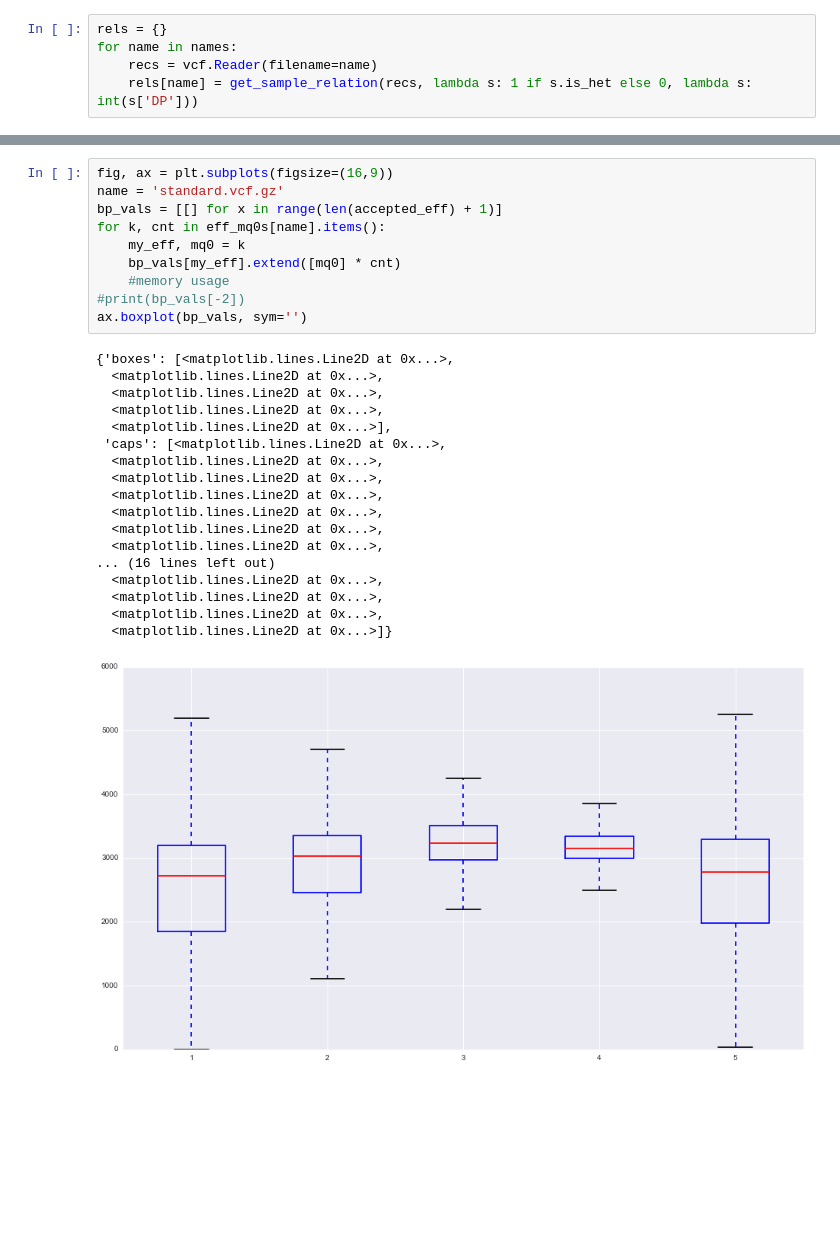
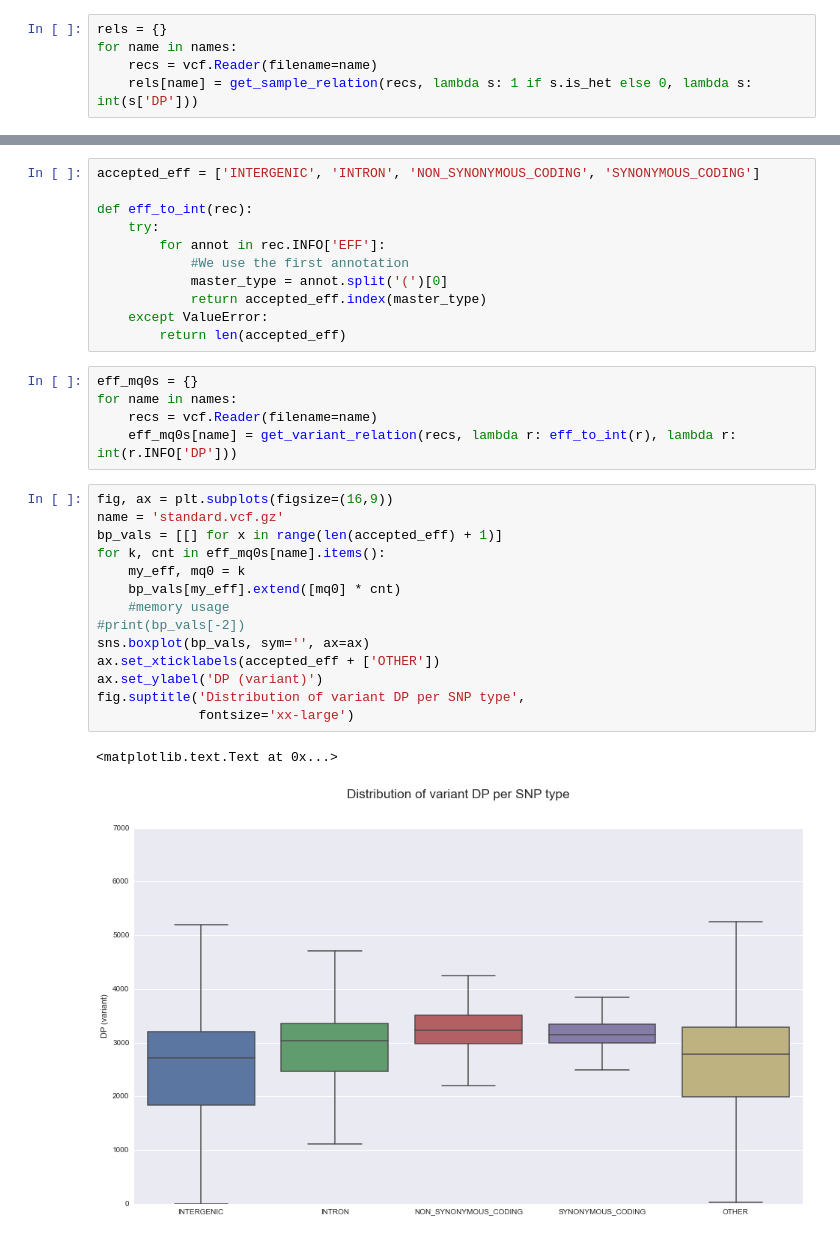
Before and after one commit to tiagoantao/bioinf-python, a Jupyter notebook: notebooks/01_NGS/Filtering_SNPs.ipynb, the cells around one changed output, grey strips where cells are left out. Cells and saved outputs as stored; diff of their text form; blank space fills up the shorter version.

```diff
--- a/notebooks/01_NGS/Filtering_SNPs.ipynb
+++ b/notebooks/01_NGS/Filtering_SNPs.ipynb
@@ -204,29 +186,33 @@ for name in names:
+# %%
+accepted_eff = ['INTERGENIC', 'INTRON', 'NON_SYNONYMOUS_CODING', 'SYNONYMOUS_CODING']
+
+def eff_to_int(rec):
+    try:
+        for annot in rec.INFO['EFF']:
+            #We use the first annotation
+            master_type = annot.split('(')[0]
+            return accepted_eff.index(master_type)
+    except ValueError:
+        return len(accepted_eff)
+# %%
+eff_mq0s = {}
+for name in names:
+    recs = vcf.Reader(filename=name)
+    eff_mq0s[name] = get_variant_relation(recs, lambda r: eff_to_int(r), lambda r: int(r.INFO['DP']))
 # %%
 fig, ax = plt.subplots(figsize=(16,9))
 name = 'standard.vcf.gz'
 bp_vals = [[] for x in range(len(accepted_eff) + 1)]
 for k, cnt in eff_mq0s[name].items():
     my_eff, mq0 = k
     bp_vals[my_eff].extend([mq0] * cnt)
     #memory usage
 #print(bp_vals[-2])
-ax.boxplot(bp_vals, sym='')
+sns.boxplot(bp_vals, sym='', ax=ax)
+ax.set_xticklabels(accepted_eff + ['OTHER'])
+ax.set_ylabel('DP (variant)')
+fig.suptitle('Distribution of variant DP per SNP type',
+             fontsize='xx-large')
 # %% [output]
-{'boxes': [<matplotlib.lines.Line2D at 0x...>,
-  <matplotlib.lines.Line2D at 0x...>,
-  <matplotlib.lines.Line2D at 0x...>,
-  <matplotlib.lines.Line2D at 0x...>,
-  <matplotlib.lines.Line2D at 0x...>],
- 'caps': [<matplotlib.lines.Line2D at 0x...>,
-  <matplotlib.lines.Line2D at 0x...>,
-  <matplotlib.lines.Line2D at 0x...>,
-  <matplotlib.lines.Line2D at 0x...>,
-  <matplotlib.lines.Line2D at 0x...>,
-  <matplotlib.lines.Line2D at 0x...>,
-  <matplotlib.lines.Line2D at 0x...>,
-... (16 lines left out)
-  <matplotlib.lines.Line2D at 0x...>,
-  <matplotlib.lines.Line2D at 0x...>,
-  <matplotlib.lines.Line2D at 0x...>,
-  <matplotlib.lines.Line2D at 0x...>]}
+<matplotlib.text.Text at 0x...>
-[figure, old version]
+[figure, new version]
```
Also changed, not shown: parts of 6 cells of this notebook.
